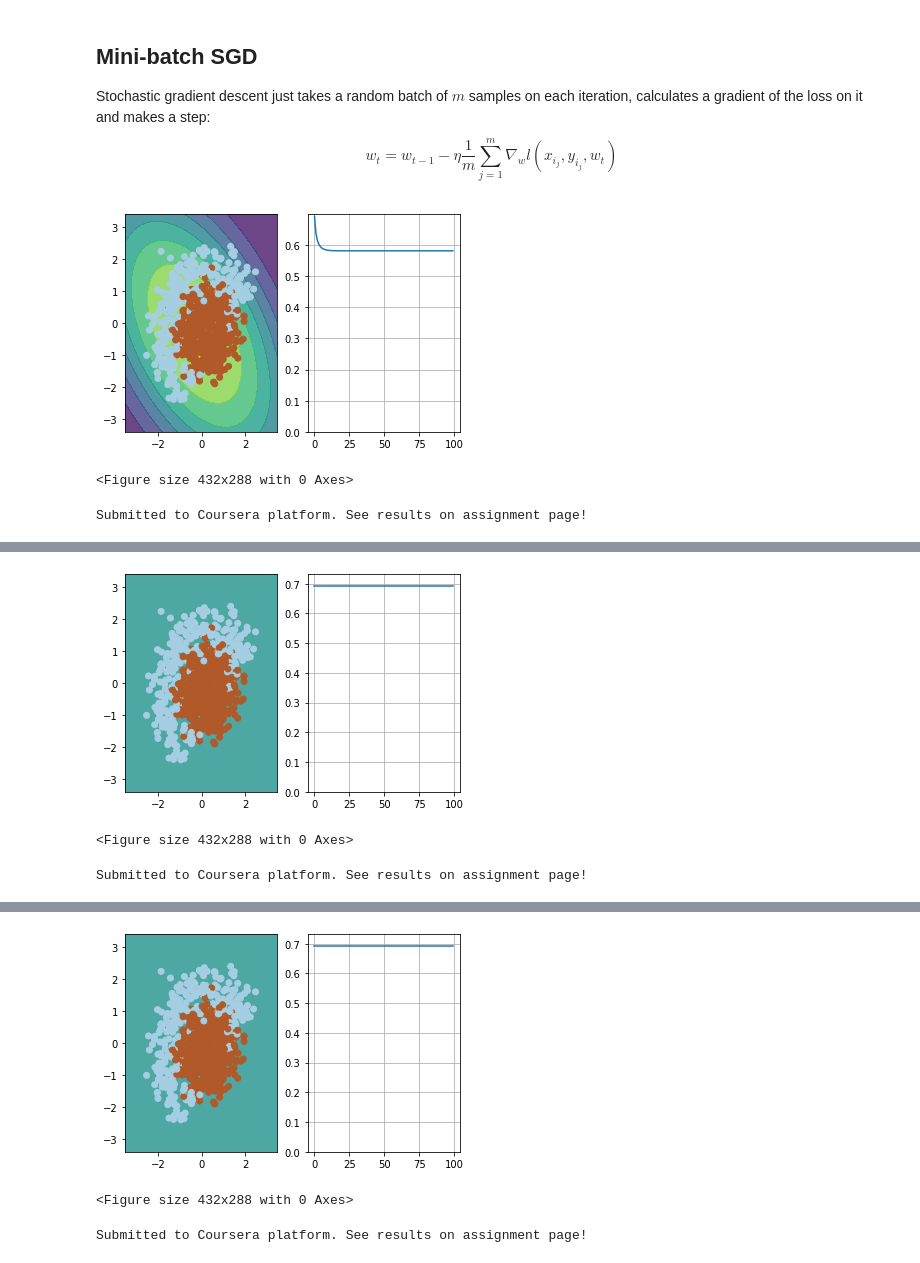
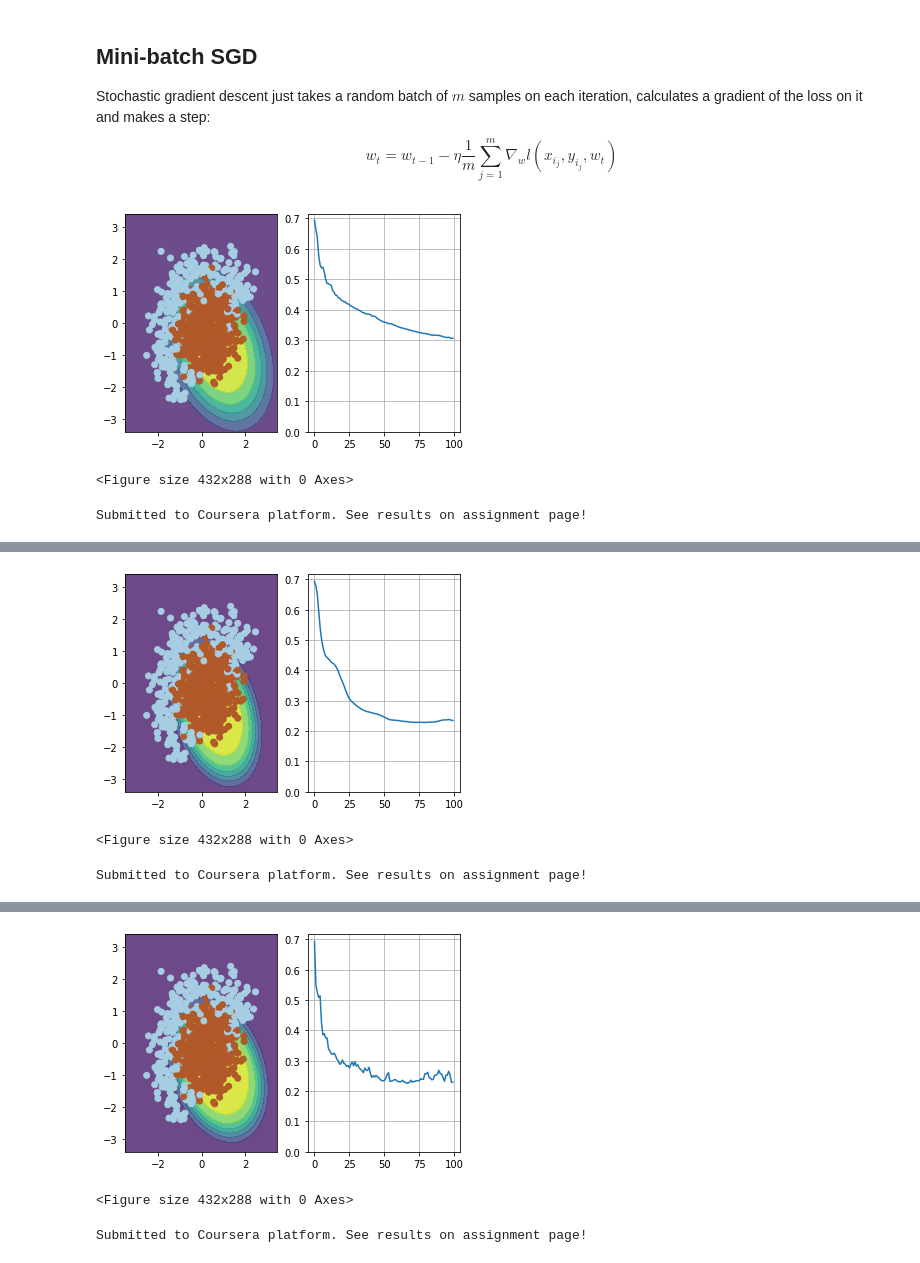
Before and after one commit to homomorfism/intro-to-dl, a Jupyter notebook: week1/week01_pa.ipynb, the cells around one changed output, grey strips where cells are left out. Drawn from its saved outputs; the diff is of its cells as text; code cells hidden in the pictures.

Commit message:
First week completed

```diff
--- a/week1/week01_pa.ipynb
+++ b/week1/week01_pa.ipynb
@@ -143,15 +143,15 @@ def compute_loss(X, y, w):
     Keep in mind that our loss is averaged over all samples (rows) in X.
     """
 
-    n_examples = X.shape[0]
     partial_losses = -1 * (
             np.matmul(y, np.log(probability(X, w))) +
             np.matmul(1 - y, np.log(1 - probability(X, w)))
     )
 
-    sum_loss = 1 / n_examples *np.sum(partial_losses)
+    # mean_loss = np.mean(partial_losses)
+    mean_loss = 1 / X.shape[0] * np.sum(partial_losses)
 
-    return sum_loss
+    return mean_loss
 # %%
 # use output of this cell to fill answer field
 ans_part2 = compute_loss(X_expanded, y, dummy_weights)
@@ -181,13 +181,9 @@ def compute_grad(X, y, w):
     Keep in mind that our loss is averaged over all samples (rows) in X.
     """
 
-    n_samples = X.shape[0]
+    grad = 1 / X.shape[0] * np.dot(X.T, probability(X, w) - y)
 
-    partial_losses = - np.divide(y, probability(X, w)) + np.divide(1 - y, 1 - probability(X, w))
-
-    loss = 1 / n_samples * np.sum(partial_losses)
-
-    return loss
+    return grad
 # %%
 # use output of this cell to fill answer field
 ans_part3 = np.linalg.norm(compute_grad(X_expanded, y, dummy_weights))
@@ -259,14 +255,14 @@ for i in range(n_iter):
     if i % 10 == 0:
         visualize(X_expanded[ind, :], y[ind], w, loss)
 
-    grad = compute_grad(X_expanded, y, w)
+    grad = compute_grad(X_expanded[ind, :], y[ind], w)
 
     w = w - eta * grad
 
 visualize(X, y, w, loss)
 plt.clf()
 # %% [output]
-[figure, old version]
+[figure, new version]
 <Figure size 432x288 with 0 Axes>
 # %%
 # use output of this cell to fill answer field
@@ -314,12 +311,13 @@ for i in range(n_iter):
     if i % 10 == 0:
         visualize(X_expanded[ind, :], y[ind], w, loss)
 
-    # TODO:<your code here>
+    nu = alpha * nu + eta * compute_grad(X_expanded[ind, :], y[ind], w)
+    w = w - nu
 
 visualize(X, y, w, loss)
 plt.clf()
 # %% [output]
-[figure, old version]
+[figure, new version]
 <Figure size 432x288 with 0 Axes>
 # %%
 # use output of this cell to fill answer field
@@ -343,30 +342,32 @@ $$ w_j^t = w_j^{t-1} - \dfrac{\eta}{\sqrt{G_j^t + \varepsilon}} g_{tj} $$
 # %%
 # please use np.random.seed(42), eta=0.1, alpha=0.9, n_iter=100 and batch_size=4 for deterministic results
 np.random.seed(42)
 
 w = np.array([0, 0, 0, 0, 0, 1.])
 
 eta = 0.1 # learning rate
 alpha = 0.9 # moving average of gradient norm squared
-g2 = None # we start with None so that you can update this value correctly on the first iteration
+g2 = 0 # we start with None so that you can update this value correctly on the first iteration
 eps = 1e-8
 
 n_iter = 100
 batch_size = 4
 loss = np.zeros(n_iter)
 plt.figure(figsize=(12,5))
 for i in range(n_iter):
     ind = np.random.choice(X_expanded.shape[0], batch_size)
     loss[i] = compute_loss(X_expanded, y, w)
     if i % 10 == 0:
         visualize(X_expanded[ind, :], y[ind], w, loss)
 
-    # TODO:<your code here>
+    grad = compute_grad(X_expanded[ind, :], y[ind], w)
+    g2 = alpha * g2 + (1 - alpha) * (grad ** 2)
+    w = w - eta / np.sqrt(g2 + eps) * grad
 
 visualize(X, y, w, loss)
 plt.clf()
 # %% [output]
-[figure, old version]
+[figure, new version]
 <Figure size 432x288 with 0 Axes>
 # %%
 # use output of this cell to fill answer field
```
Also changed, not shown: parts of 1 cell of this notebook.
